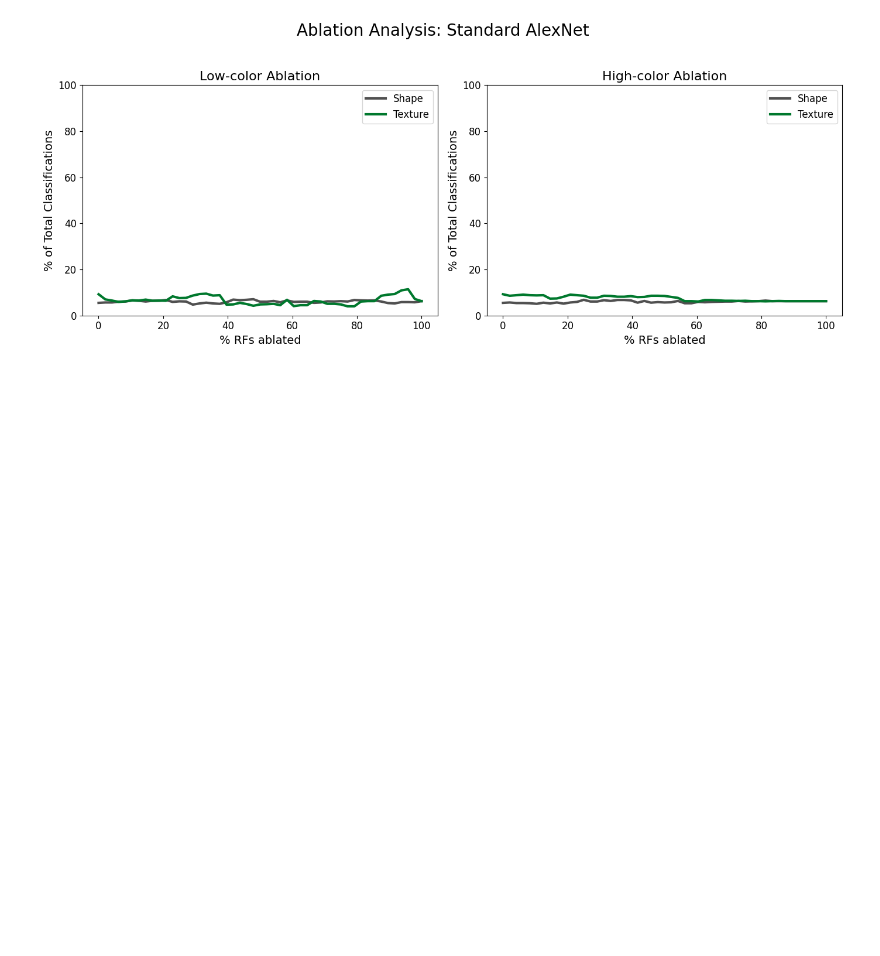
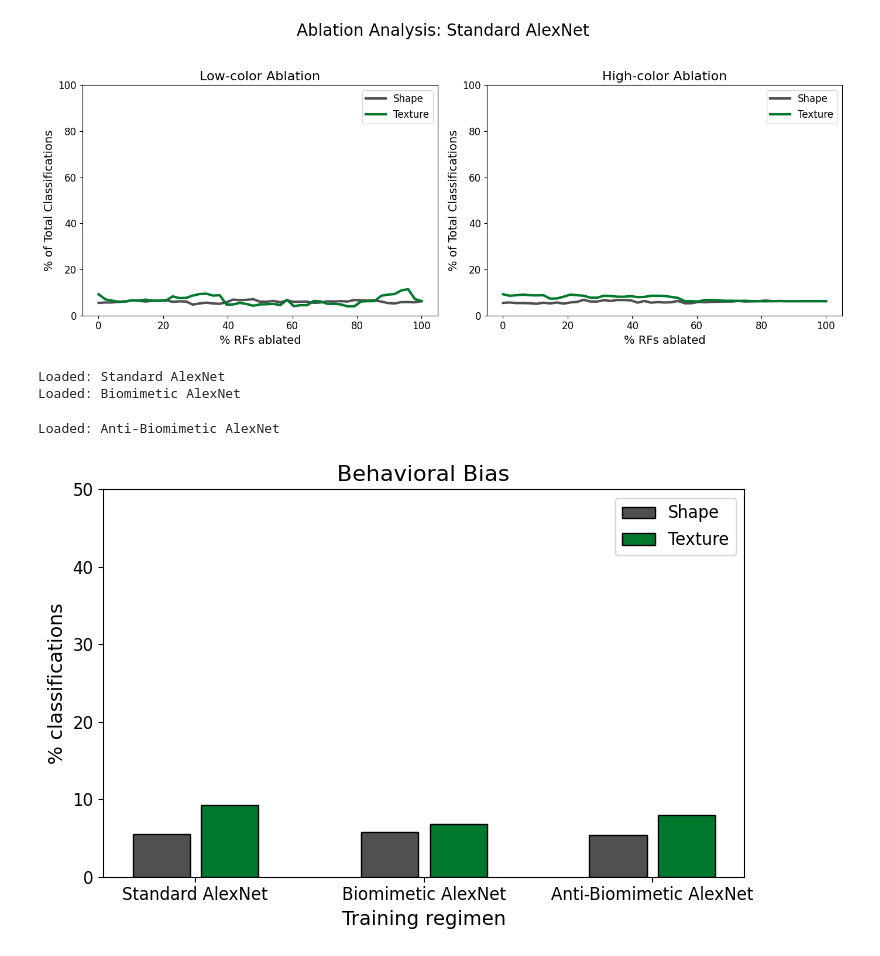
Before and after one commit to kutayeroglu/biomimetic-training, a Jupyter notebook: interpret_results.ipynb, the cells around one changed output. Drawn from its saved outputs; the diff is of its cells as text; code cells hidden in the pictures; blank space fills up the shorter version.

Commit message:
refactor(notebook): switch to multi-regimen plotting
Replace single-regimen plot calls with plot_fig_1_top_multi, adding
flexible file loading to handle any available regimen CSV files.

```diff
--- a/interpret_results.ipynb
+++ b/interpret_results.ipynb
@@ -137,3 +134,60 @@ if __name__ == "__main__":
         print("Results file not found. Check your Drive path.")
 # %% [output]
 [figure]
+# %%
+import os
+from src.eval.viz.plotting import load_and_parse_results, plot_fig_1_top_multi
+
+if __name__ == "__main__":
+    BASE_PATH = "/content/drive/MyDrive/colab_results/biomimetic_training"
+
+    # Define all possible regimens (adjust paths and keys as needed)
+    regimens_config = [
+        {
+            "file": "evaluation_results.csv",
+            "key": "standard_alexnet",
+            "name": "Standard AlexNet"
+        },
+        {
+            "file": "biomimetic_alexnet_results.csv",
+            "key": "biomimetic_alexnet",
+            "name": "Biomimetic AlexNet"
+        },
+        {
+            "file": "anti_biomimetic_alexnet_results.csv",
+            "key": "anti_biomimetic_alexnet",
+            "name": "Anti-Biomimetic AlexNet"
+        },
+    ]
+
+    # Load only files that exist
+    data_list = []
+    regimen_keys = []
+    regimen_names = []
+
+    for config in regimens_config:
+        file_path = os.path.join(BASE_PATH, config["file"])
+        if os.path.exists(file_path):
+            data = load_and_parse_results(file_path)
+            data_list.append(data)
+            regimen_keys.append(config["key"])
+            regimen_names.append(config["name"])
+            print(f"Loaded: {config['name']}")
+        else:
+            print(f"Skipped (not found): {config['file']}")
+
+    # Plot if we have at least one regimen
+    if data_list:
+        plot_fig_1_top_multi(
+            res_pd_list=data_list,
+            regimen_keys=regimen_keys,
+            regimen_names=regimen_names,
+            save_path="fig_1_top_multi.png"
+        )
+    else:
+        print("No evaluation results files found.")
+# %% [output]
+Loaded: Standard AlexNet
+Loaded: Biomimetic AlexNet
+Loaded: Anti-Biomimetic AlexNet
+[figure, added]
```
Also changed, not shown: parts of 2 cells of this notebook.
